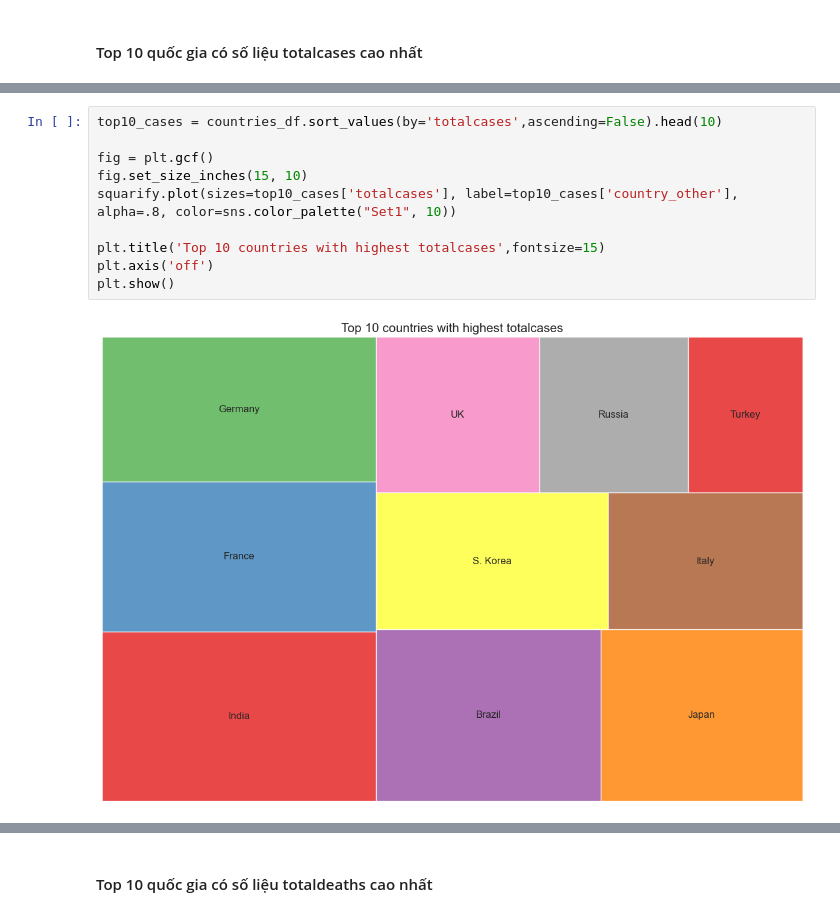
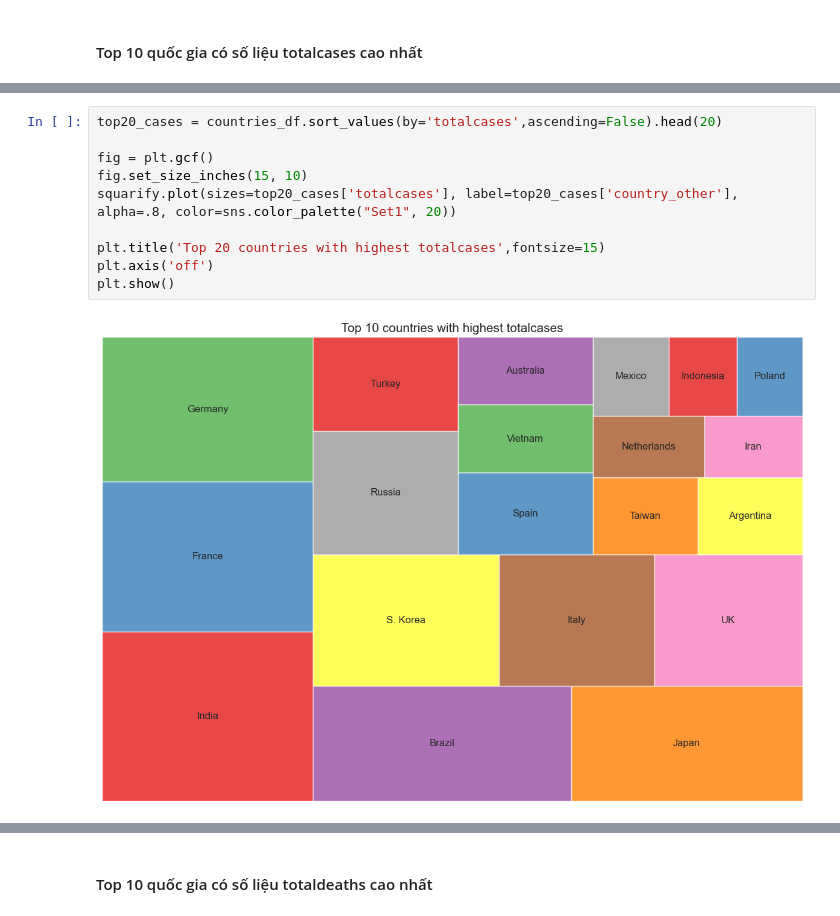
Before and after one commit to phuong1605/Data-Relationship, a Jupyter notebook: lab1.ipynb, the cells around one changed output, grey strips where cells are left out. Drawn from its saved outputs; the diff is of its cells as text.

```diff
--- a/lab1.ipynb
+++ b/lab1.ipynb
@@ -316,13 +317,13 @@ countries_df.reset_index(drop=True)
 230 rows × 21 columns
 # %%
-top10_cases = countries_df.sort_values(by='totalcases',ascending=False).head(10)
+top20_cases = countries_df.sort_values(by='totalcases',ascending=False).head(20)
 
 fig = plt.gcf()
 fig.set_size_inches(15, 10)
-squarify.plot(sizes=top10_cases['totalcases'], label=top10_cases['country_other'], alpha=.8, color=sns.color_palette("Set1", 10))
+squarify.plot(sizes=top20_cases['totalcases'], label=top20_cases['country_other'], alpha=.8, color=sns.color_palette("Set1", 20))
 
-plt.title('Top 10 countries with highest totalcases',fontsize=15)
+plt.title('Top 20 countries with highest totalcases',fontsize=15)
 plt.axis('off')
 plt.show()
 # %% [output]
-[figure, old version]
+[figure, new version]
```
Also changed, not shown: parts of 24 cells of this notebook.
